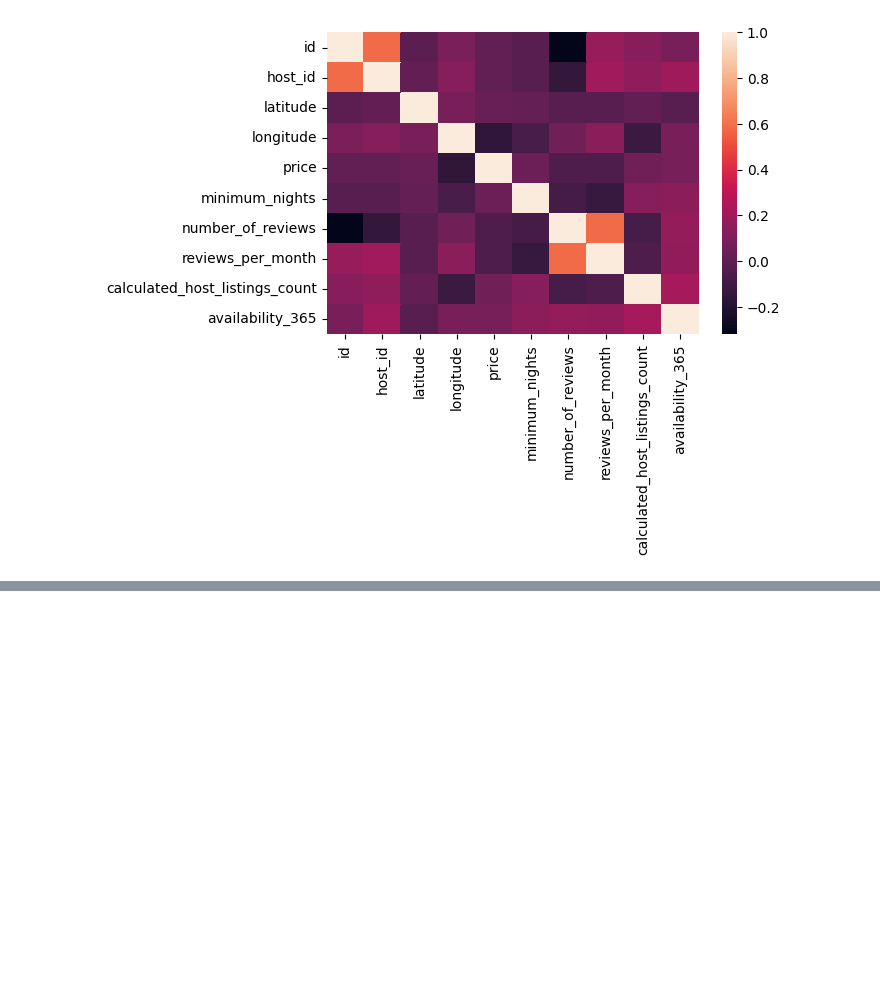
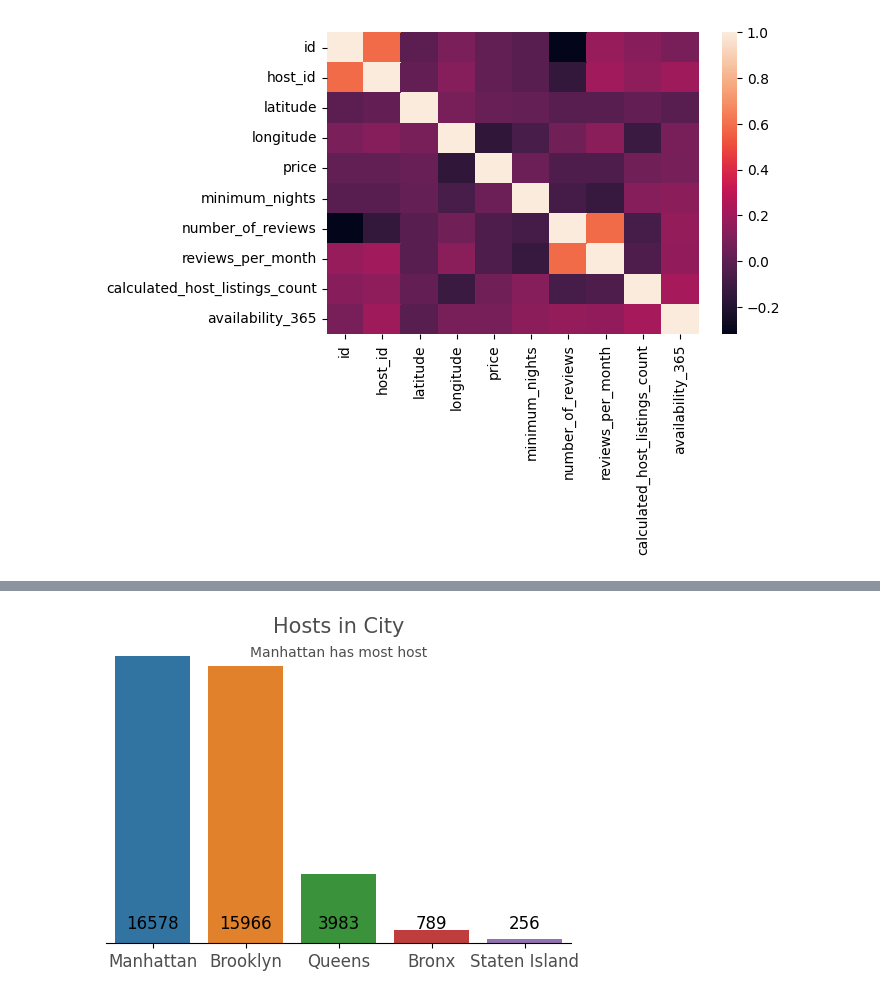
Before and after one commit to ankitkrtiwari7/my_first_analysis-AIRBNB, a Jupyter notebook: airbnbn_github.ipynb, the cells around one changed output, grey strips where cells are left out. Saved outputs shown, nothing was run; the diff lists cells and outputs as text; code cells hidden in the pictures; blank space fills up the shorter version.

```diff
--- a/airbnbn_github.ipynb
+++ b/airbnbn_github.ipynb
@@ -180,0 +208,3 @@ sns.heatmap(df.corr())
+# %%
+# Creating dataFrame for the unique number of hosts in each borough
+Number_host =df[['host_id','neighbourhood_group']].drop_duplicates().groupby(['neighbourhood_group']).count().sort_values('host_id',ascending = False).reset_index()
@@ -180,0 +220,18 @@ sns.heatmap(df.corr())
+# %%
+sns.reset_orig()
+plt.rcParams['figure.dpi'] = 100
+sns.barplot(data=Number_host, x="neighbourhood_group", y="host_id")
+plt.xlabel('')
+plt.ylabel('')
+plt.title('Hosts in City', size=15, color='#4f4e4e')
+plt.xticks(size=12, color='#4f4e4e')
+plt.yticks([], [])
+plt.text(x=2, y=16500, s='Manhattan has most host', color='#4f4e4e', fontsize=10, horizontalalignment='center')
+plt.text(x=0, y=800, s=Number_host.loc[0,'host_id'], color='black', fontsize=12, horizontalalignment='center')
+plt.text(x=1, y=800, s=Number_host.loc[1,'host_id'], color='black', fontsize=12, horizontalalignment='center')
+plt.text(x=2, y=800, s=Number_host.loc[2,'host_id'], color='black', fontsize=12, horizontalalignment='center')
+plt.text(x=3, y=800, s=Number_host.loc[3,'host_id'], color='black', fontsize=12, horizontalalignment='center')
+plt.text(x=4, y=800, s=Number_host.loc[4,'host_id'], color='black', fontsize=12, horizontalalignment='center')
+sns.despine(left=True);
+# %% [output]
+[figure, added]
```
Also changed, not shown: parts of 12 cells of this notebook.
